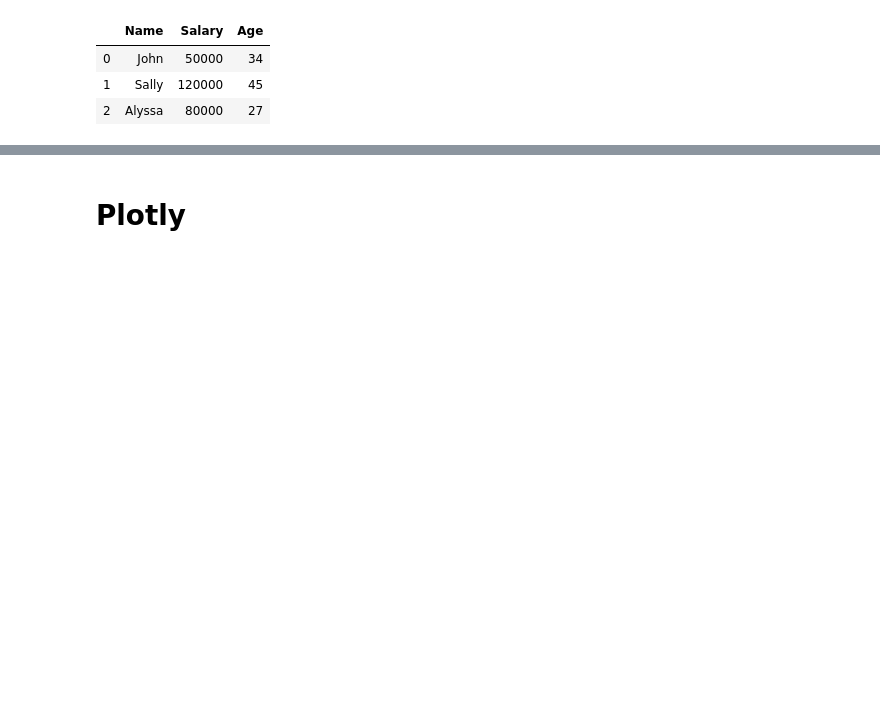
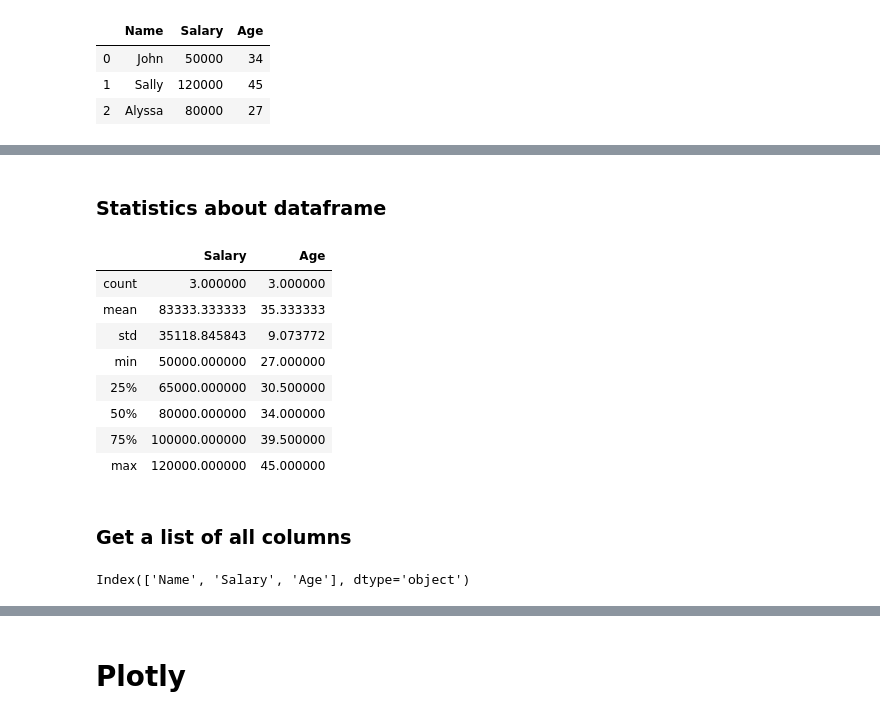
Before and after one commit to paiboon15721/clusterkit-dash-training, a Jupyter notebook: notebook/Plotly & Dash Overview.ipynb, the cells around one changed output, grey strips where cells are left out. Saved outputs shown, nothing was run; the diff lists cells and outputs as text; code cells hidden in the pictures; blank space fills up the shorter version.

```diff
--- a/notebook/Plotly & Dash Overview.ipynb
+++ b/notebook/Plotly & Dash Overview.ipynb
@@ -425,0 +511,20 @@ df
+# %% [markdown]
+### Statistics about dataframe
+# %%
+df.describe()
+# %% [output]
+|  | Salary | Age |
+| count | 3.000000 | 3.000000 |
+| mean | 83333.333333 | 35.333333 |
+| std | 35118.845843 | 9.073772 |
+| min | 50000.000000 | 27.000000 |
+| 25% | 65000.000000 | 30.500000 |
+| 50% | 80000.000000 | 34.000000 |
+| 75% | 100000.000000 | 39.500000 |
+| max | 120000.000000 | 45.000000 |
+# %% [markdown]
+### Get a list of all columns
+# %%
+df.columns
+# %% [output]
+Index(['Name', 'Salary', 'Age'], dtype='object')
```
Also changed, not shown: parts of 54 cells of this notebook, 2 other files.
